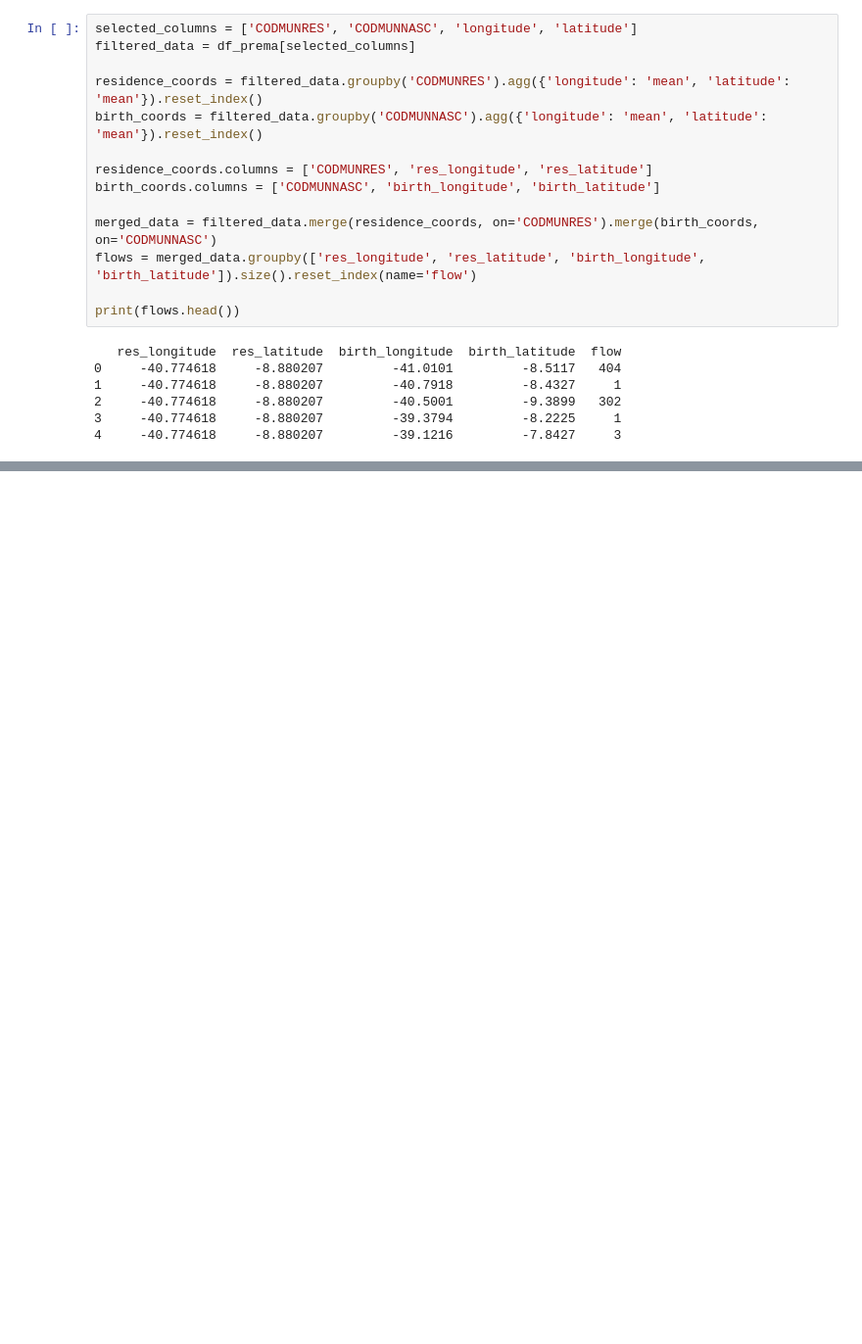
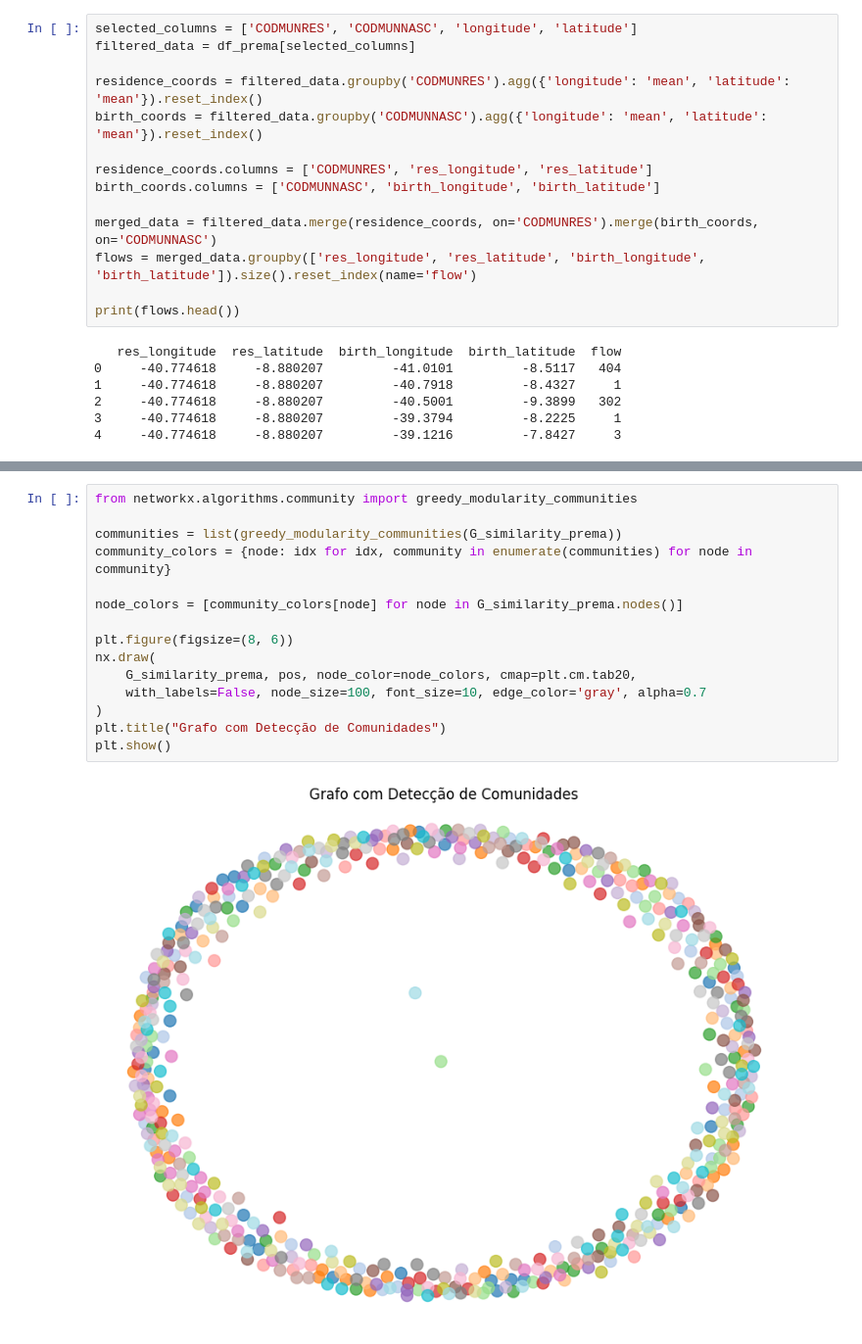
Before and after one commit to AzuraLV/Colabs, a Jupyter notebook: SCIENCE_NETWORK/mapas/map.ipynb, the cells around one changed output, grey strips where cells are left out. Shown at 98% size. Cells and saved outputs as stored; diff of their text form; blank space fills up the shorter version.

```diff
--- a/SCIENCE_NETWORK/mapas/map.ipynb
+++ b/SCIENCE_NETWORK/mapas/map.ipynb
@@ -456,0 +459,17 @@ pm.plot_trace(hierarchical_trace)
+# %%
+from networkx.algorithms.community import greedy_modularity_communities
+
+communities = list(greedy_modularity_communities(G_similarity_prema))
+community_colors = {node: idx for idx, community in enumerate(communities) for node in community}
+
+node_colors = [community_colors[node] for node in G_similarity_prema.nodes()]
+
+plt.figure(figsize=(8, 6))
+nx.draw(
+    G_similarity_prema, pos, node_color=node_colors, cmap=plt.cm.tab20,
+    with_labels=False, node_size=100, font_size=10, edge_color='gray', alpha=0.7
+)
+plt.title("Grafo com Detecção de Comunidades")
+plt.show()
+# %% [output]
+[figure, added]
```
Also changed, not shown: parts of 15 cells of this notebook.
